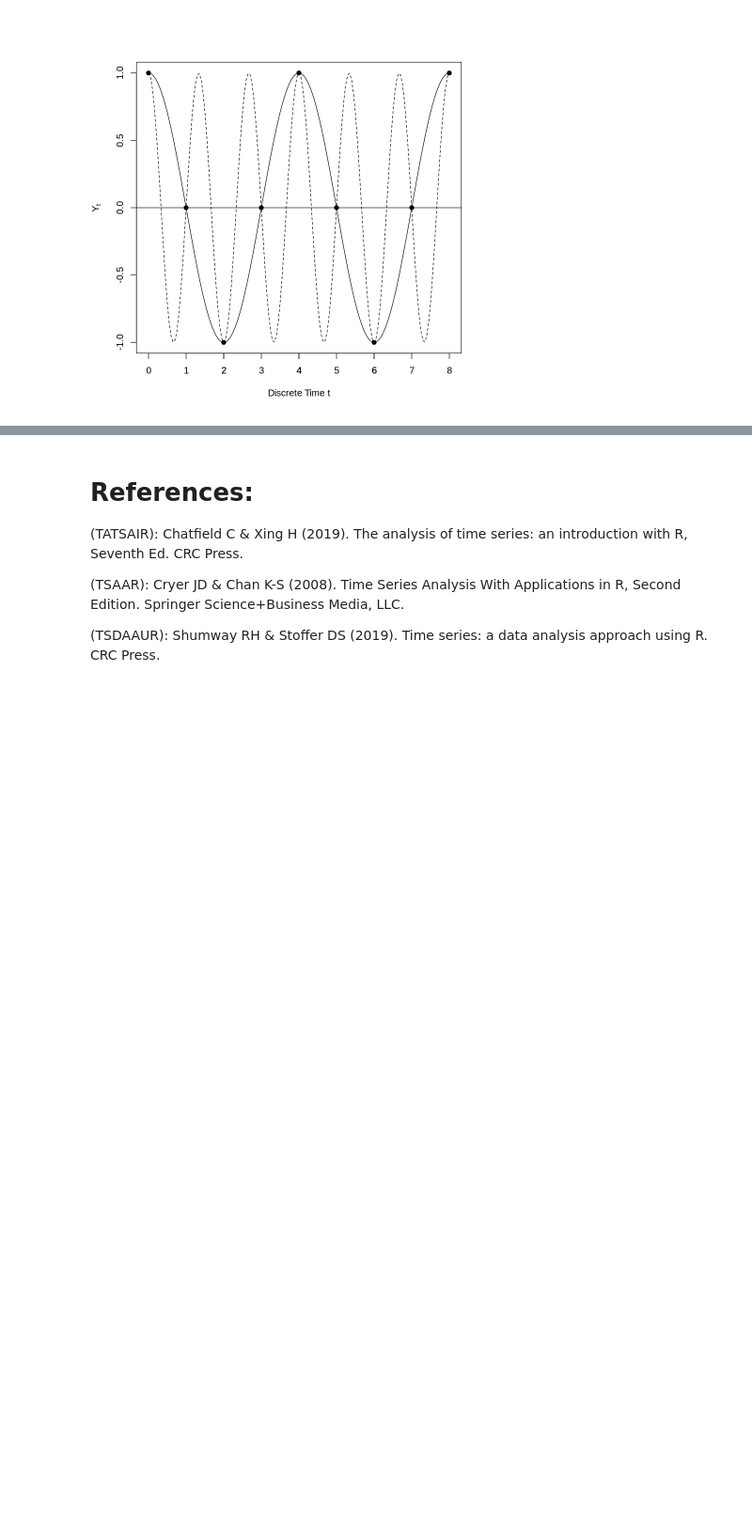
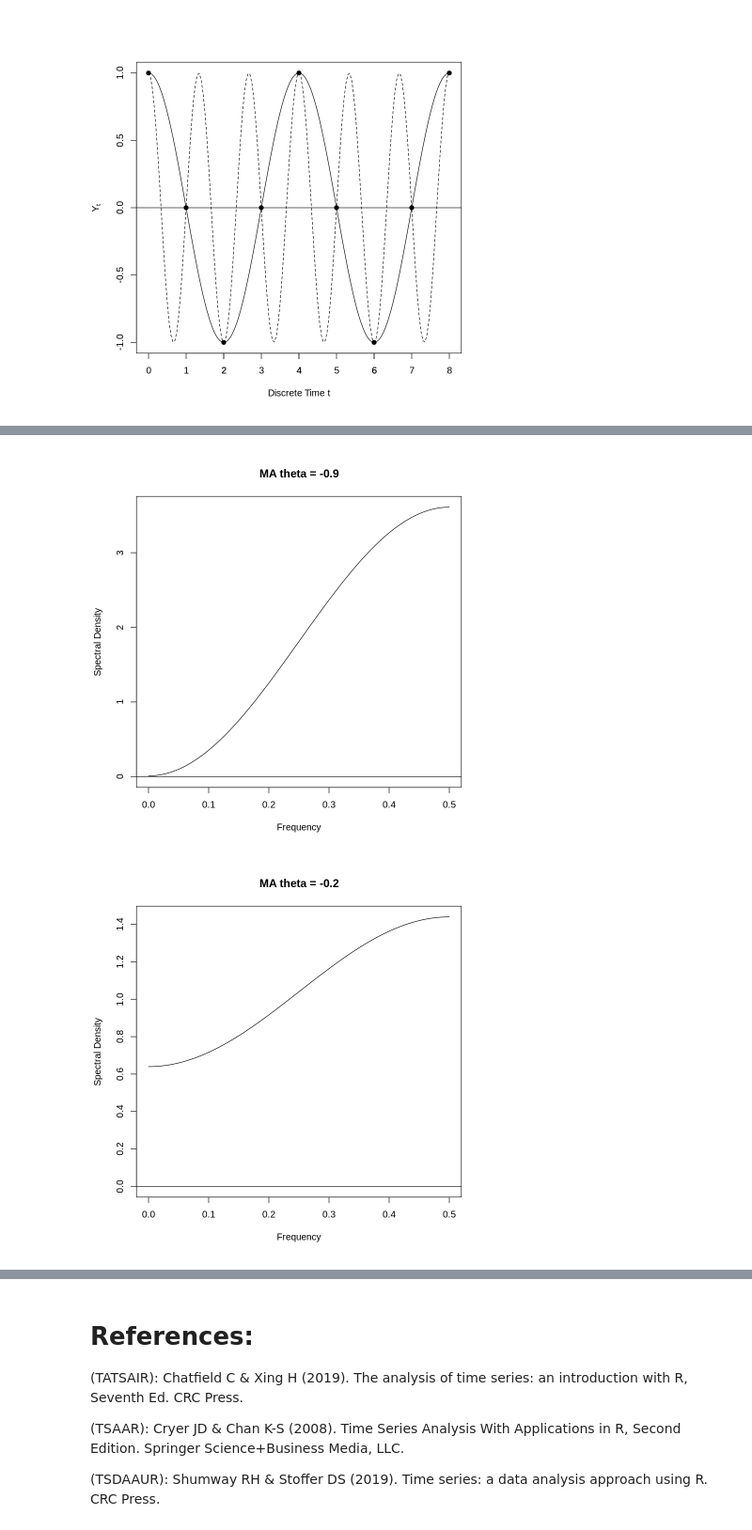
Before and after one commit to pacayton/Stat_268_Advanced_Time_Series_Analysis, a Jupyter notebook: Stat_268_Week_3_4_Freq_Domain_Spectral_Analysis.ipynb, the cells around one changed output, grey strips where cells are left out. Shown at 94% size. Saved outputs shown, nothing was run; the diff lists cells and outputs as text; code cells hidden in the pictures; blank space fills up the shorter version.

```diff
--- a/Stat_268_Week_3_4_Freq_Domain_Spectral_Analysis.ipynb
+++ b/Stat_268_Week_3_4_Freq_Domain_Spectral_Analysis.ipynb
@@ -561,0 +706,21 @@ describe the magnitude (not proportion) of the total variance of $Y_t$ that is a
+# %%
+## Sample of MA Spectra
+
+## Sample thetas
+theta <- c( -0.9, -0.2, 0.2, 0.9)
+
+## Display all plots
+
+for (i in 1:4) {
+  ARMAspec(  ## function for displaying ARMA spectra
+          model = list( # Model specification in the form of a list
+                       ma = theta[i]  # MA Parameter
+                      ),
+          main = paste0("MA theta = ", theta[i]) ## Title of plot
+  )
+}
+
+## Note: I think there is a problem in TSAAR's display, which I have corrected.
+# %% [output]
+[figure, added]
+[figure, added]
```
Also changed, not shown: parts of 27 cells of this notebook.
